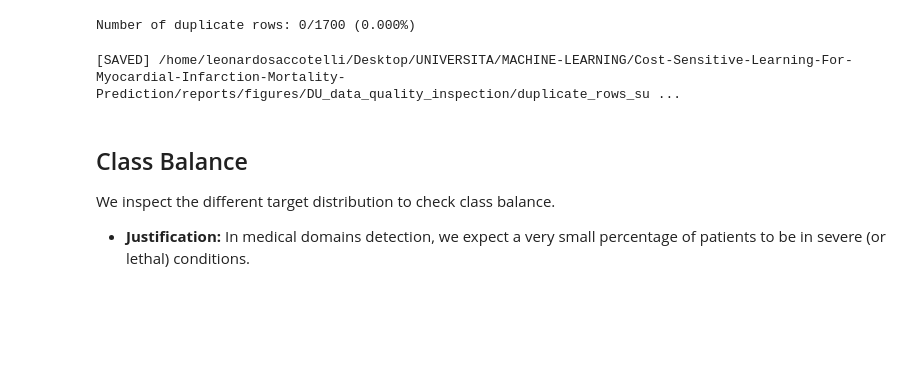
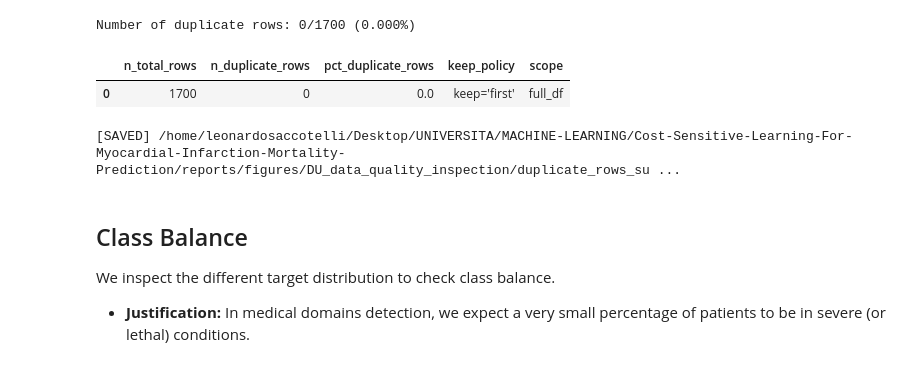
Before and after one commit to LeonardoSaccotelli/Cost-Sensitive-Learning-For-Myocardial-Infarction-Mortality-Prediction, a Jupyter notebook: notebooks/1.0-ls-DU-data-quality-inspection.ipynb, the cells around one changed output. Drawn from its saved outputs; the diff is of its cells as text; code cells hidden in the pictures; blank space fills up the shorter version.

```diff
--- a/notebooks/1.0-ls-DU-data-quality-inspection.ipynb
+++ b/notebooks/1.0-ls-DU-data-quality-inspection.ipynb
@@ -372,19 +370,23 @@ Number of duplicate rows: 0/1700 (0.000%)
 # %%
 dup_summary_df: pd.DataFrame = pd.DataFrame(
     [{
         "n_total_rows": n_rows,
         "n_duplicate_rows": n_duplicates,
         "pct_duplicate_rows": pct_duplicates,
         "keep_policy": "keep='first'",
         "scope": "full_df",
     }]
 )
-
-dup_summary_path: Path = FIGURES_DATA_QUALITY_DIR / "duplicate_rows_summary.csv"
-dup_summary_df.to_csv(dup_summary_path, index=False)
-print(f"[SAVED] {dup_summary_path}")
+dup_summary_df
 # %% [output]
-[SAVED] /home/leonardosaccotelli/Desktop/UNIVERSITA/MACHINE-LEARNING/Cost-Sensitive-Learning-For-Myocardial-Infarction-Mortality-Prediction/reports/figures/DU_data_quality_inspection/duplicate_rows_su ...
+|  | n_total_rows | n_duplicate_rows | pct_duplicate_rows | keep_policy | scope |
+| 0 | 1700 | 0 | 0.0 | keep='first' | full_df |
+# %%
+dup_summary_path: Path = FIGURES_DATA_QUALITY_DIR / "duplicate_rows_summary.csv"
+dup_summary_df.to_csv(dup_summary_path, index=False)
+print(f"[SAVED] {dup_summary_path}")
+# %% [output]
+[SAVED] /home/leonardosaccotelli/Desktop/UNIVERSITA/MACHINE-LEARNING/Cost-Sensitive-Learning-For-Myocardial-Infarction-Mortality-Prediction/reports/figures/DU_data_quality_inspection/duplicate_rows_su ...
 # %% [markdown]
 ## Class Balance
 We inspect the different target distribution to check class balance.
```
Also changed, not shown: parts of 2 cells of this notebook.
